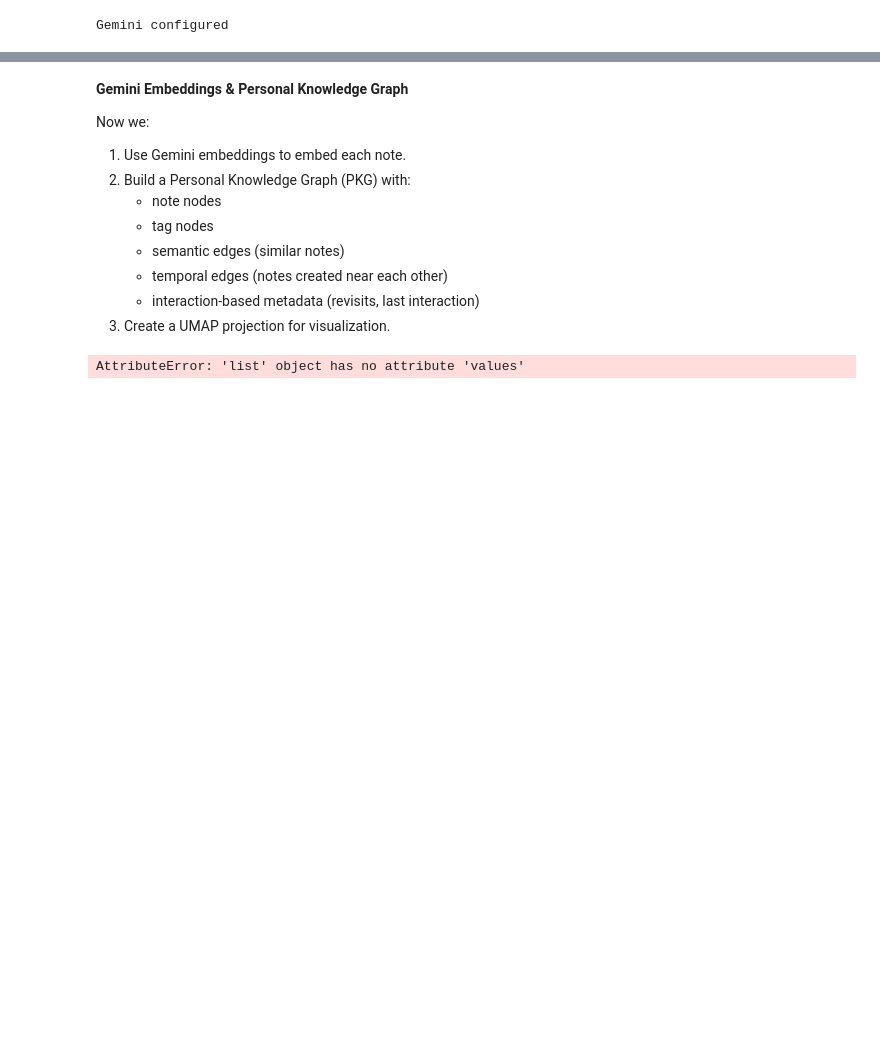
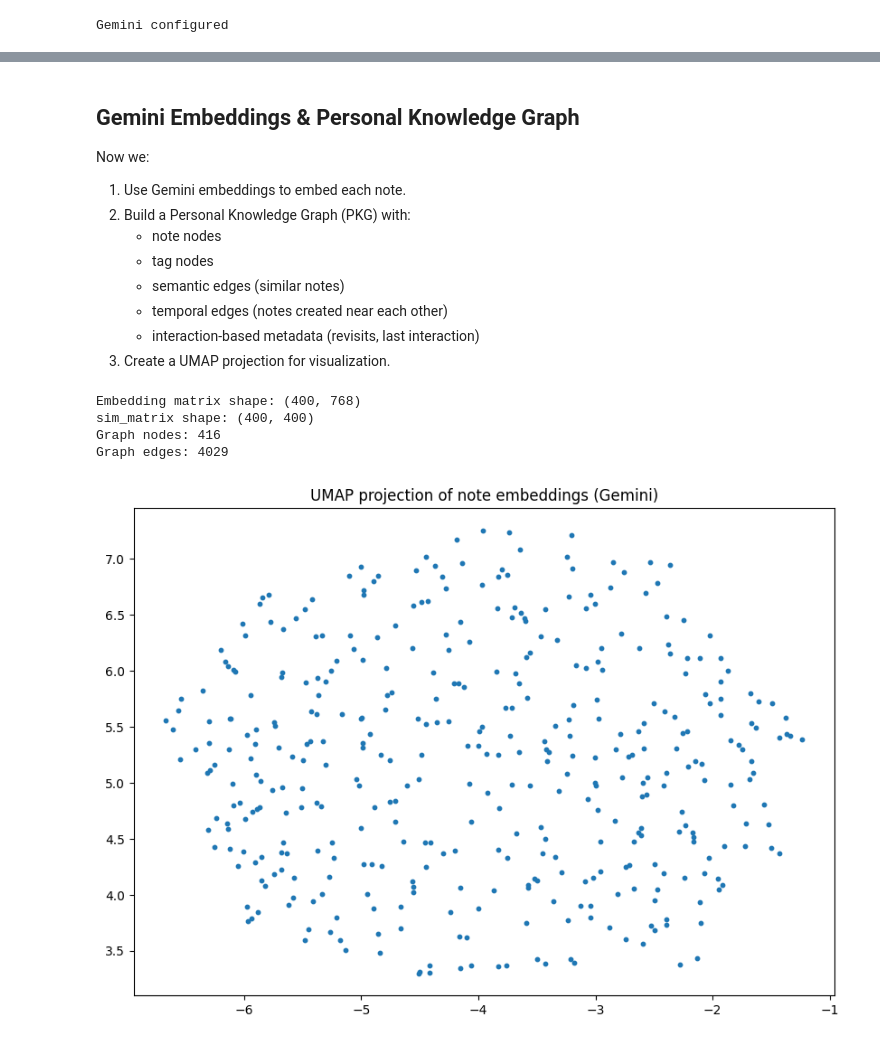
Before and after one commit to govindplal/Notee, a Jupyter notebook: notee-insight-agent.ipynb, the cells around one changed output, grey strips where cells are left out. Saved outputs shown, nothing was run; the diff lists cells and outputs as text; code cells hidden in the pictures; blank space fills up the shorter version.

```diff
--- a/notee-insight-agent.ipynb
+++ b/notee-insight-agent.ipynb
@@ -237,5 +254,5 @@ interactions_df: (570, 4)
 # %% [markdown]
-**Gemini Embeddings & Personal Knowledge Graph**
+## **Gemini Embeddings & Personal Knowledge Graph**
 
 Now we:
 
@@ -260,18 +277,23 @@ def embed_texts_with_gemini(text_list, model_name=EMBED_MODEL, batch_size=32):
     all_embeddings = []
     for i in tqdm(range(0, len(text_list), batch_size), desc="Embedding notes with Gemini"):
         batch = text_list[i:i+batch_size]
-        result = client.models.embed_content(
+        try :
+            result = client.models.embed_content(
             model=model_name,
             contents=batch,
             config=types.EmbedContentConfig(
                 task_type="retrieval_document",
             ),
         )
-        # result['embedding'] is a list of vectors (for list input)
-        batch_embs = result.embeddings
-        print(batch_embs)
-        all_embeddings.extend(batch_embs)
-        print(all_embeddings)
+        # result.embedding is a list of vectors (for list input)
+            if 'embedding' in result:
+                batch_embs = [e.values for e in result['embedding']]
+            else:
+                batch_embs = [e.values for e in result.embeddings]
+            all_embeddings.extend(batch_embs)
+        except Exception as e:
+            print(f"Error embeddingf batch {i}: {e}")
+            all_embeddings.extend([np.zeros(768) for _ in batch])
     return np.array(all_embeddings, dtype="float32")
 
 emb_matrix = embed_texts_with_gemini(texts)
@@ -364,31 +386,35 @@ interactions_df["timestamp"] = pd.to_datetime(interactions_df["timestamp"])
 for _, r in interactions_df.iterrows():
     itype = r["type"]
     target = r["target_id"]
     if not target:
         continue
     if target in note_id_to_idx:
         nid = f"note:{target}"
         if nid not in G:
             continue
         if itype == "revisit_old_note":
             G.nodes[nid]["revisited"] = G.nodes[nid].get("revisited", 0) + 1
         if itype in ["open_note", "edit_note", "add_new_note"]:
             G.nodes[nid]["last_interaction"] = r["timestamp"]
 
 print("Graph nodes:", G.number_of_nodes())
 print("Graph edges:", G.number_of_edges())
 
 # UMAP projection
 reducer = umap.UMAP(n_components=2, random_state=RANDOM_SEED)
 emb_2d = reducer.fit_transform(emb_matrix)
 notes_df["umap_x"] = emb_2d[:, 0]
 notes_df["umap_y"] = emb_2d[:, 1]
 
 plt.scatter(notes_df["umap_x"], notes_df["umap_y"], s=10)
 plt.title("UMAP projection of note embeddings (Gemini)")
 plt.show()
 
 notes_meta = notes_df.set_index("note_id")[["timestamp", "tags", "topic", "umap_x", "umap_y"]]
 notes_meta.head()
 # %% [output]
-AttributeError: 'list' object has no attribute 'values'
+Embedding matrix shape: (400, 768)
+sim_matrix shape: (400, 400)
+Graph nodes: 416
+Graph edges: 4029
+[figure, added]
```
Also changed, not shown: parts of 9 cells of this notebook.
